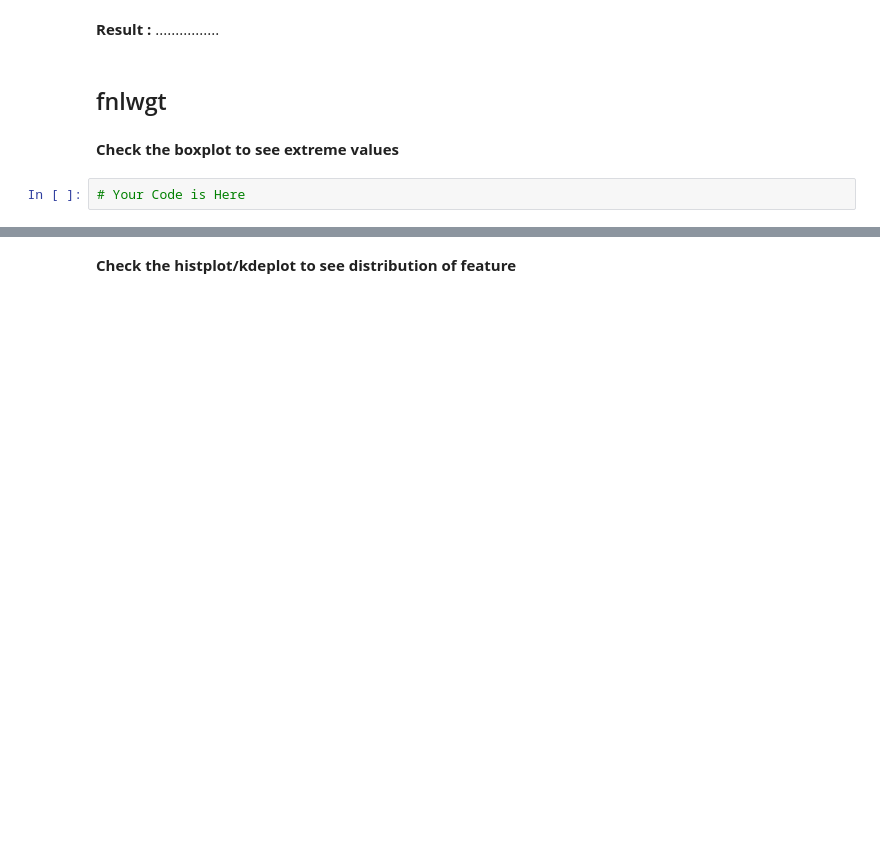
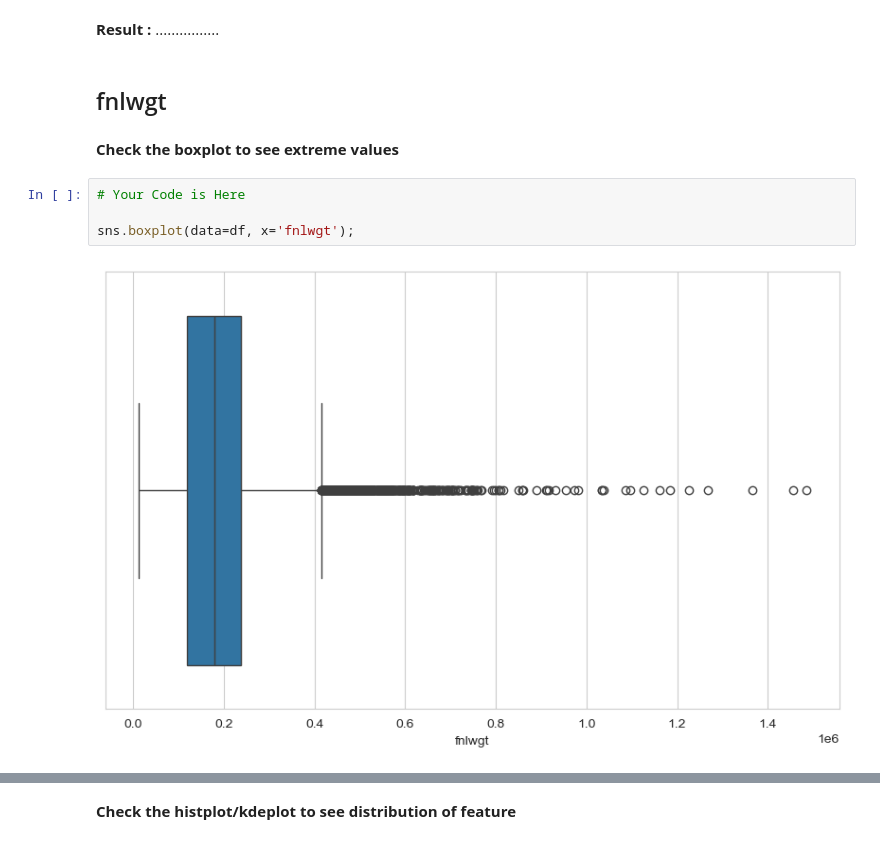
Before and after one commit to iceyisaak/clarusway_ds, a Jupyter notebook: DA _ DVwPy-EDA Project (Analyze US Citizens)-Student-V01_(with_desired_outputs).ipynb, the cells around one changed output, grey strips where cells are left out. Drawn from its saved outputs; the diff is of its cells as text; blank space fills up the shorter version.

```diff
--- a/DA _ DVwPy-EDA Project (Analyze US Citizens)-Student-V01_(with_desired_outputs).ipynb
+++ b/DA _ DVwPy-EDA Project (Analyze US Citizens)-Student-V01_(with_desired_outputs).ipynb
@@ -734,6 +742,10 @@ Desired Output:
 **Check the boxplot to see extreme values**
 # %%
 # Your Code is Here
+
+sns.boxplot(data=df, x='fnlwgt');
+# %% [output]
+[figure, added]
 # %% [markdown]
 Desired Output:
 
```
Also changed, not shown: parts of 3 cells of this notebook.
